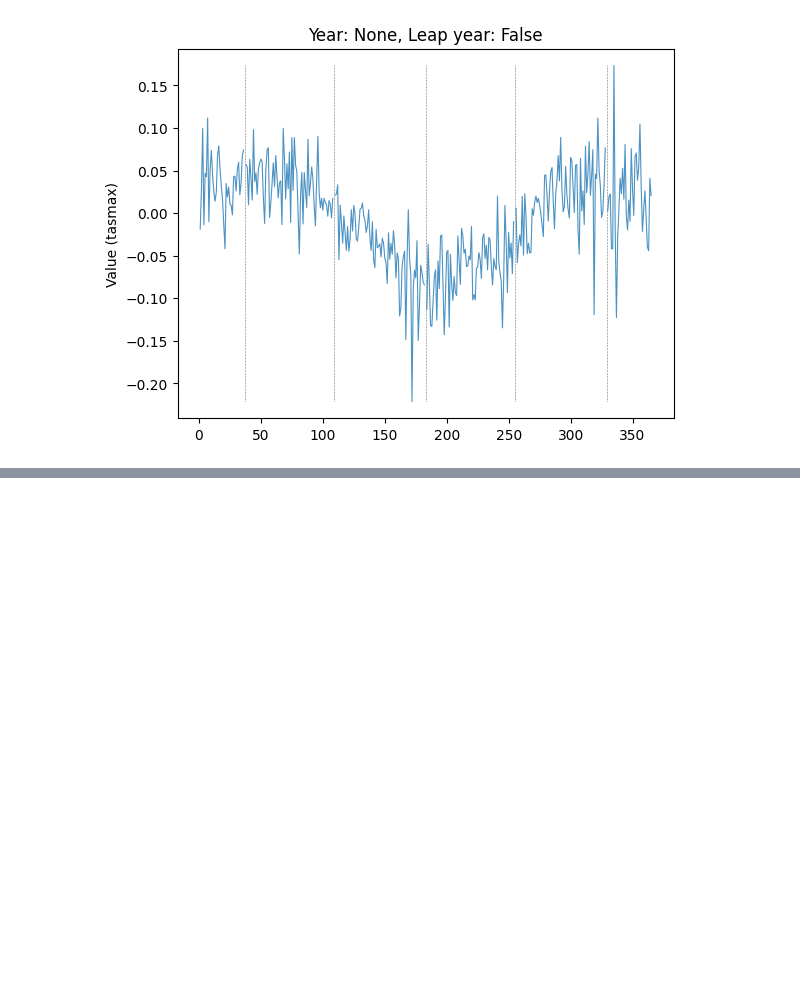
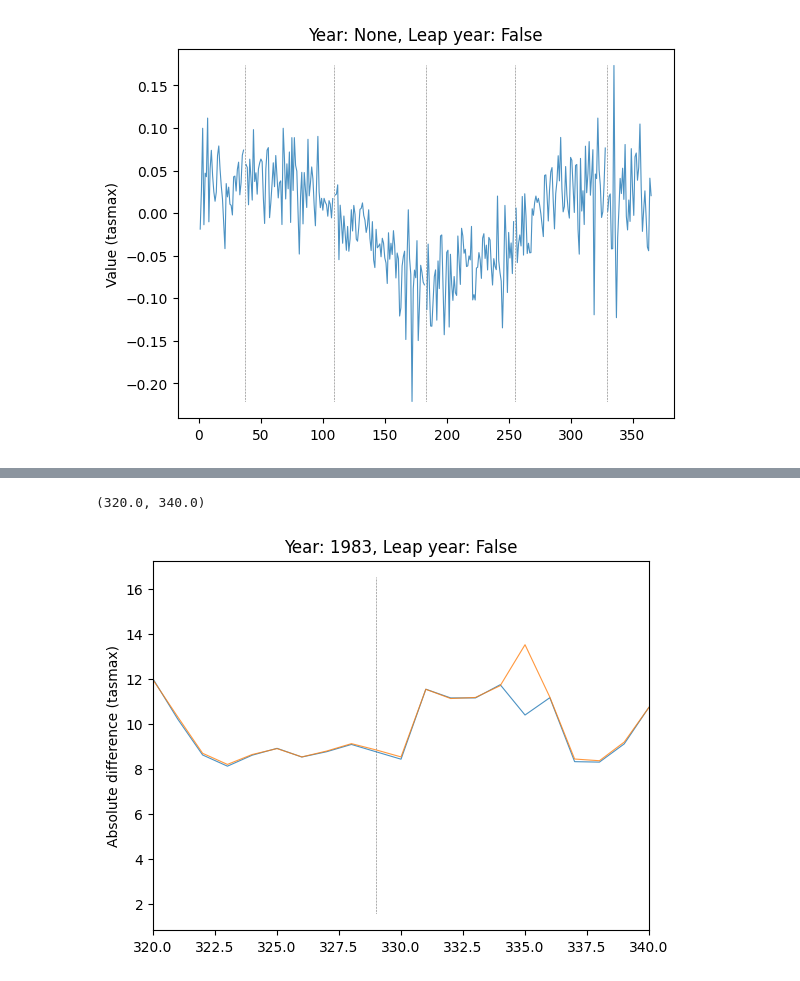
Before and after one commit to alan-turing-institute/clim-recal, a Jupyter notebook: docs/cpm_projection_diff_plots.ipynb, the cells around one changed output, grey strips where cells are left out. Drawn from its saved outputs; the diff is of its cells as text; code cells hidden in the pictures; blank space fills up the shorter version.

```diff
--- a/docs/cpm_projection_diff_plots.ipynb
+++ b/docs/cpm_projection_diff_plots.ipynb
@@ -207,3 +202,19 @@ Plot diff: False; year: 1984; leap_year: True
 Plot diff: True; year: 1984; leap_year: True
 [figure]
 ... (4 outputs left out)
+# %%
+# Explore location of spike in difference in var="tasmax", run_var="08"
+plot_by_day(
+    data,
+    var="tasmax",
+    run_var="08",
+    year=1983,
+    leap_year=False,
+    plot_diff=False,
+    ax=plt.gca(),
+)
+# Subset days to region where spike is
+plt.xlim(320, 340)
+# %% [output]
+(320.0, 340.0)
+[figure, added]
```
Also changed, not shown: parts of 4 cells of this notebook.
